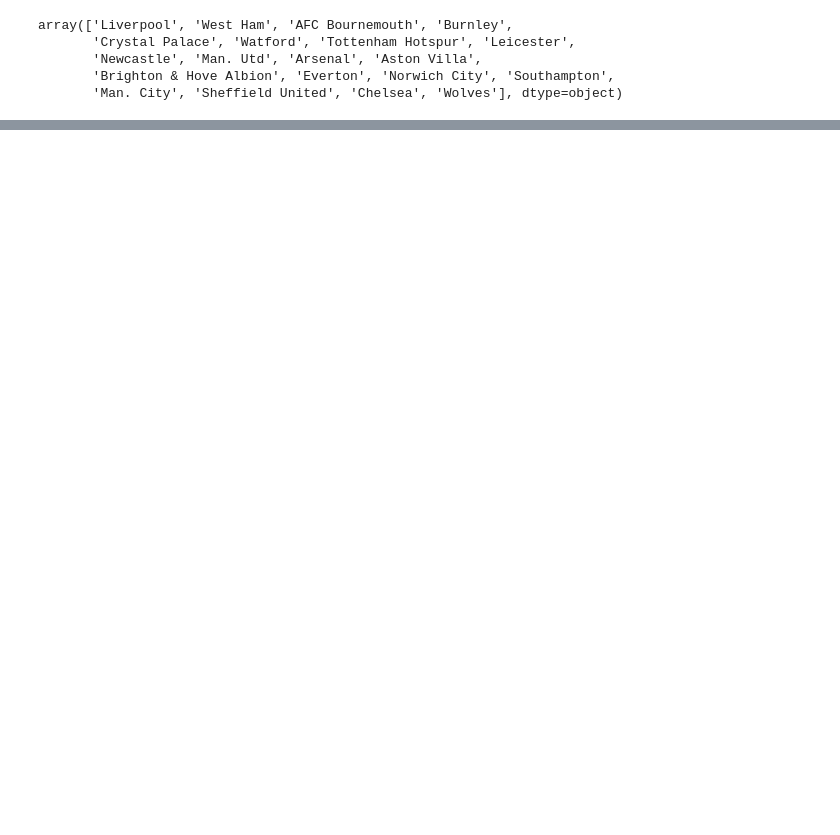
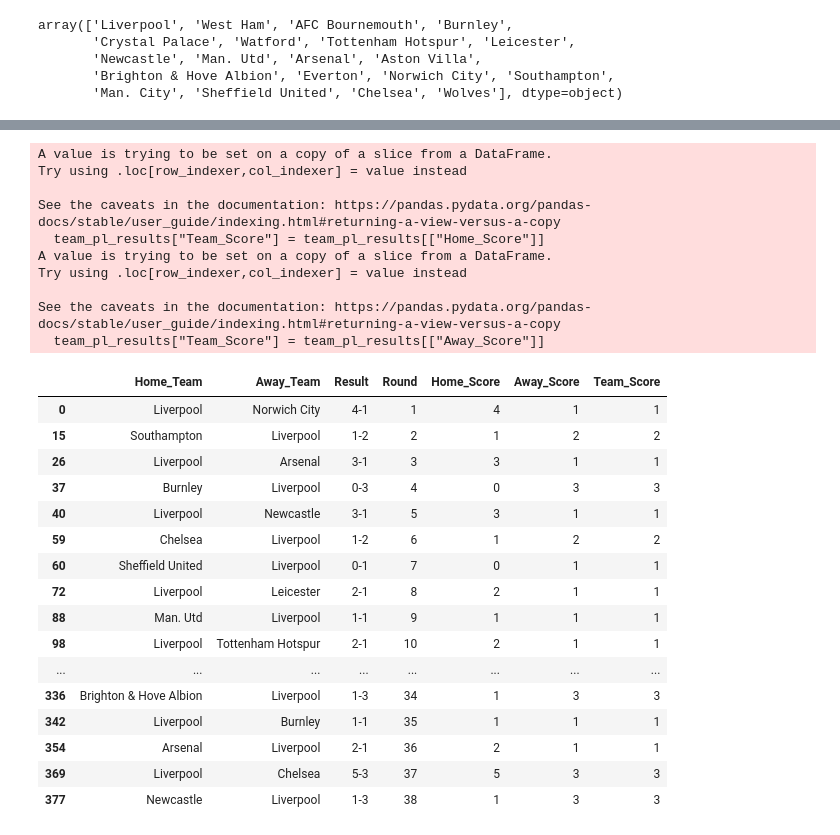
Before and after one commit to armanh3k/Football-Outcome-Predictions, a Jupyter notebook: basic.ipynb, the cells around one changed output, grey strips where cells are left out. Cells and saved outputs as stored; diff of their text form; code cells hidden in the pictures; blank space fills up the shorter version.

```diff
--- a/basic.ipynb
+++ b/basic.ipynb
@@ -77,0 +145,37 @@ pl_results.loc[(pl_results["Home_Team"]==team) | (pl_results["Away_Team"]==team)
+# %%
+
+for i in team_pl_results["Home_Team"]:
+    if i == "Liverpool":
+        team_pl_results["Team_Score"] = team_pl_results[["Home_Score"]]
+    else:
+        team_pl_results["Team_Score"] = team_pl_results[["Away_Score"]]
+# if team_pl_results["Away_Team"] == team:
+#     team_pl_results["Team_Score"] = team_pl_results[["Away_Score"]]
+# %% [output]
+A value is trying to be set on a copy of a slice from a DataFrame.
+Try using .loc[row_indexer,col_indexer] = value instead
+
+See the caveats in the documentation: https://pandas.pydata.org/pandas-docs/stable/user_guide/indexing.html#returning-a-view-versus-a-copy
+  team_pl_results["Team_Score"] = team_pl_results[["Home_Score"]]
+A value is trying to be set on a copy of a slice from a DataFrame.
+Try using .loc[row_indexer,col_indexer] = value instead
+
+See the caveats in the documentation: https://pandas.pydata.org/pandas-docs/stable/user_guide/indexing.html#returning-a-view-versus-a-copy
+  team_pl_results["Team_Score"] = team_pl_results[["Away_Score"]]
+|  | Home_Team | Away_Team | Result | Round | Home_Score | Away_Score | Team_Score |
+| 0 | Liverpool | Norwich City | 4-1 | 1 | 4 | 1 | 1 |
+| 15 | Southampton | Liverpool | 1-2 | 2 | 1 | 2 | 2 |
+| 26 | Liverpool | Arsenal | 3-1 | 3 | 3 | 1 | 1 |
+| 37 | Burnley | Liverpool | 0-3 | 4 | 0 | 3 | 3 |
+| 40 | Liverpool | Newcastle | 3-1 | 5 | 3 | 1 | 1 |
+| 59 | Chelsea | Liverpool | 1-2 | 6 | 1 | 2 | 2 |
+| 60 | Sheffield United | Liverpool | 0-1 | 7 | 0 | 1 | 1 |
+| 72 | Liverpool | Leicester | 2-1 | 8 | 2 | 1 | 1 |
+| 88 | Man. Utd | Liverpool | 1-1 | 9 | 1 | 1 | 1 |
+| 98 | Liverpool | Tottenham Hotspur | 2-1 | 10 | 2 | 1 | 1 |
+| ... | ... | ... | ... | ... | ... | ... | ... |
+| 336 | Brighton & Hove Albion | Liverpool | 1-3 | 34 | 1 | 3 | 3 |
+| 342 | Liverpool | Burnley | 1-1 | 35 | 1 | 1 | 1 |
+| 354 | Arsenal | Liverpool | 2-1 | 36 | 2 | 1 | 1 |
+| 369 | Liverpool | Chelsea | 5-3 | 37 | 5 | 3 | 3 |
+| 377 | Newcastle | Liverpool | 1-3 | 38 | 1 | 3 | 3 |
```
Also changed, not shown: parts of 10 cells of this notebook, 2 other files.
